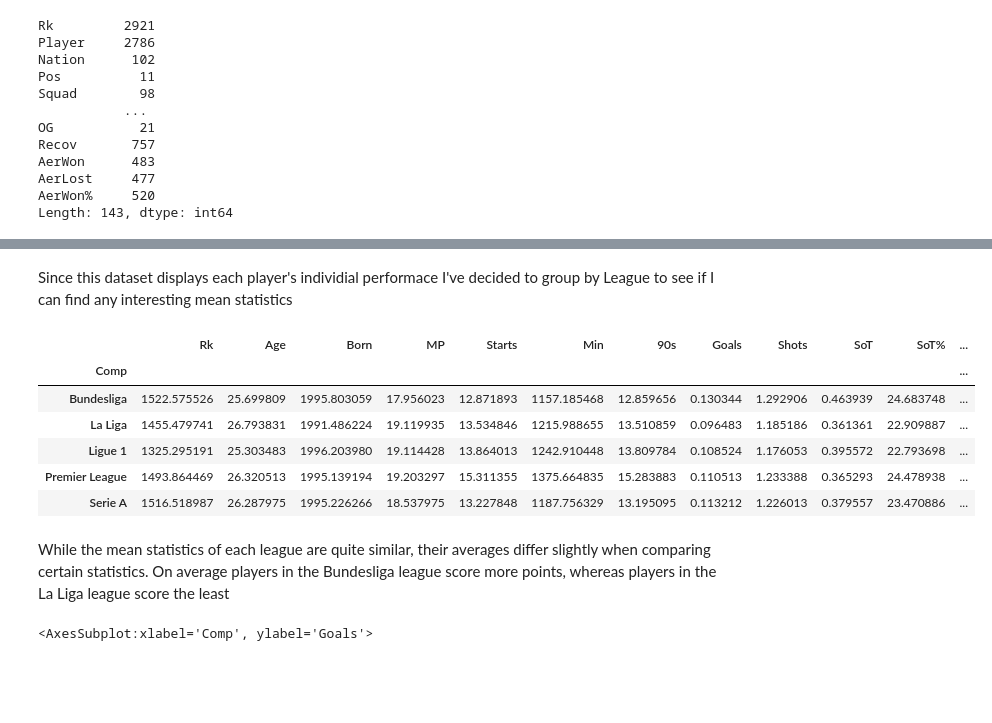
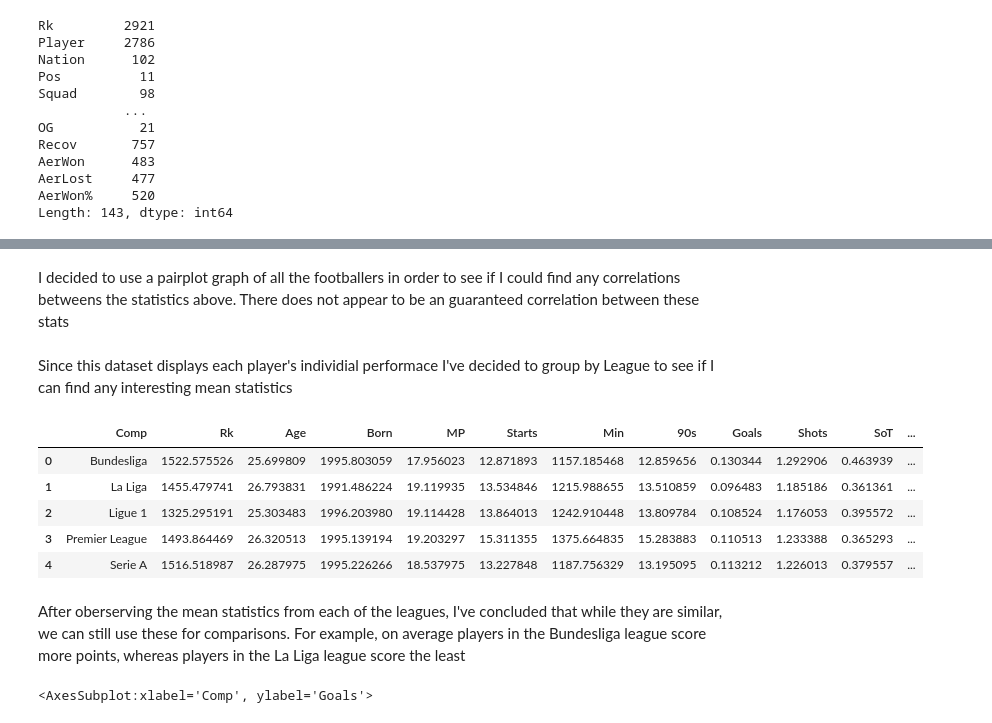
Before and after one commit to ubco-W2022T1-cosc301/project-group-25, a Jupyter notebook: notebooks/analysis2.ipynb, the cells around one changed output, grey strips where cells are left out. Drawn from its saved outputs; the diff is of its cells as text; code cells hidden in the pictures; blank space fills up the shorter version.

```diff
--- a/notebooks/analysis2.ipynb
+++ b/notebooks/analysis2.ipynb
@@ -81,18 +101,19 @@ Length: 143, dtype: int64
+# %% [markdown]
+I decided to use a pairplot graph of all the footballers in order to see if I could find any correlations betweens the statistics above. There does not appear to be an guaranteed correlation between these stats
 # %% [markdown]
 Since this dataset displays each player's individial performace I've decided to group by League to see if I can find any interesting mean statistics
 # %%
-df_leagues = df.groupby(["Comp"]).mean()
+df_leagues = df.groupby(["Comp"]).mean().reset_index()
 df_leagues
 # %% [output]
-|  | Rk | Age | Born | MP | Starts | Min | 90s | Goals | Shots | SoT | SoT% | ... |
-| Comp |  |  |  |  |  |  |  |  |  |  |  | ... |
-| Bundesliga | 1522.575526 | 25.699809 | 1995.803059 | 17.956023 | 12.871893 | 1157.185468 | 12.859656 | 0.130344 | 1.292906 | 0.463939 | 24.683748 | ... |
-| La Liga | 1455.479741 | 26.793831 | 1991.486224 | 19.119935 | 13.534846 | 1215.988655 | 13.510859 | 0.096483 | 1.185186 | 0.361361 | 22.909887 | ... |
-| Ligue 1 | 1325.295191 | 25.303483 | 1996.203980 | 19.114428 | 13.864013 | 1242.910448 | 13.809784 | 0.108524 | 1.176053 | 0.395572 | 22.793698 | ... |
-| Premier League | 1493.864469 | 26.320513 | 1995.139194 | 19.203297 | 15.311355 | 1375.664835 | 15.283883 | 0.110513 | 1.233388 | 0.365293 | 24.478938 | ... |
-| Serie A | 1516.518987 | 26.287975 | 1995.226266 | 18.537975 | 13.227848 | 1187.756329 | 13.195095 | 0.113212 | 1.226013 | 0.379557 | 23.470886 | ... |
+|  | Comp | Rk | Age | Born | MP | Starts | Min | 90s | Goals | Shots | SoT | ... |
+| 0 | Bundesliga | 1522.575526 | 25.699809 | 1995.803059 | 17.956023 | 12.871893 | 1157.185468 | 12.859656 | 0.130344 | 1.292906 | 0.463939 | ... |
+| 1 | La Liga | 1455.479741 | 26.793831 | 1991.486224 | 19.119935 | 13.534846 | 1215.988655 | 13.510859 | 0.096483 | 1.185186 | 0.361361 | ... |
+| 2 | Ligue 1 | 1325.295191 | 25.303483 | 1996.203980 | 19.114428 | 13.864013 | 1242.910448 | 13.809784 | 0.108524 | 1.176053 | 0.395572 | ... |
+| 3 | Premier League | 1493.864469 | 26.320513 | 1995.139194 | 19.203297 | 15.311355 | 1375.664835 | 15.283883 | 0.110513 | 1.233388 | 0.365293 | ... |
+| 4 | Serie A | 1516.518987 | 26.287975 | 1995.226266 | 18.537975 | 13.227848 | 1187.756329 | 13.195095 | 0.113212 | 1.226013 | 0.379557 | ... |
 # %% [markdown]
-While the mean statistics of each league are quite similar, their averages differ slightly when comparing certain statistics. On average players in the Bundesliga league score more points, whereas players in the La Liga league score the least
+After oberserving the mean statistics from each of the leagues, I've concluded that while they are similar, we can still use these for comparisons. For example, on average players in the Bundesliga league score more points, whereas players in the La Liga league score the least
 # %%
 sns.barplot(x= df["Comp"], y = df["Goals"])
 # %% [output]
```
Also changed, not shown: parts of 23 cells of this notebook, 1 other file.
